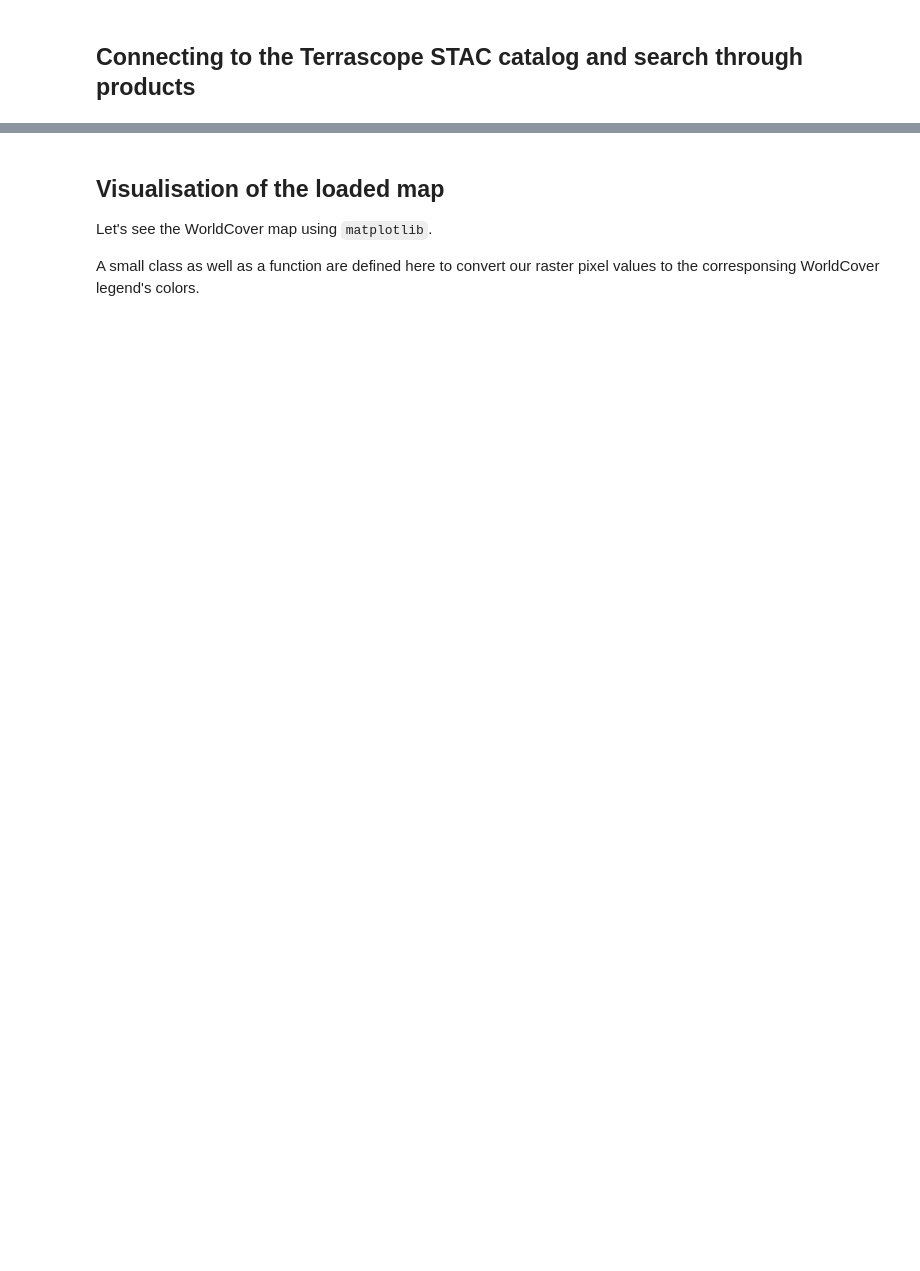
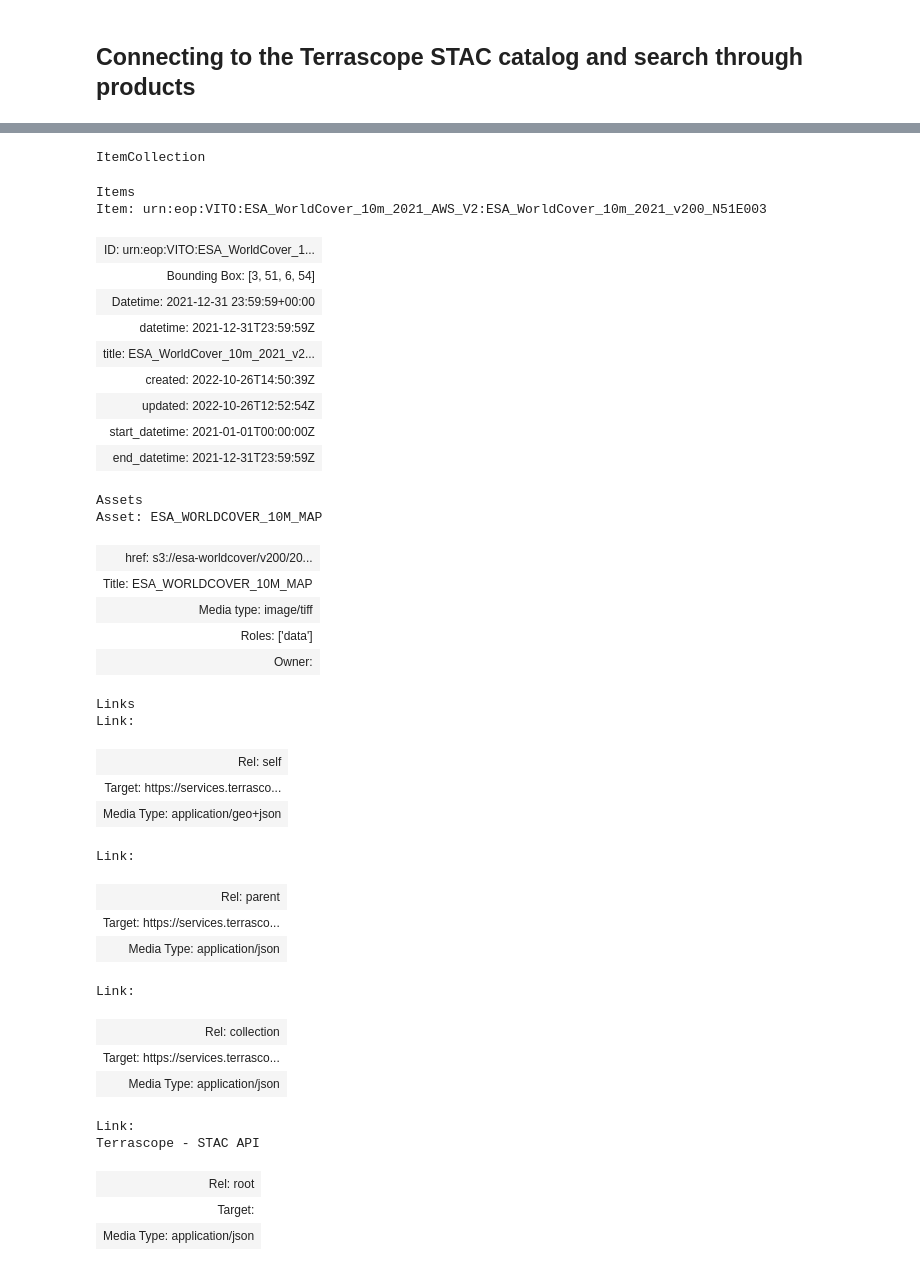
Before and after one commit to ESA-WorldCover/esa-worldcover-datasets, a Jupyter notebook: notebooks/01-Explore_dataset_STAC.ipynb, the cells around one changed output, grey strips where cells are left out. Drawn from its saved outputs; the diff is of its cells as text; code cells hidden in the pictures; blank space fills up the shorter version.

```diff
--- a/notebooks/01-Explore_dataset_STAC.ipynb
+++ b/notebooks/01-Explore_dataset_STAC.ipynb
@@ -15,26 +11,25 @@ More information on how to use `pystac-client` is available in the [following do
 # %%
 from pystac_client import Client
 
-# URL to the Terrascope STAC API
-TERRASCOPE_STAC_API = 'https://services.terrascope.be/stac/'
 
-# Here is the collection ID of both 2020 and 2021 collection, here we will use the 2021 collection.
-COLLECTION_ID_2021 = 'urn:eop:VITO:ESA_WorldCover_10m_2021_AWS_V2'
-COLLECTION_ID_2020 = 'urn:eop:VITO:ESA_WorldCover_10m_2020_AWS_V1'
+stac_endopoint = 'https://services.terrascope.be/stac/'
+
+# collection ids for both maps in the Terrascope STAC Catalogue
+collection_ids = {2020: 'urn:eop:VITO:ESA_WorldCover_10m_2020_AWS_V1',
+                  2021: 'urn:eop:VITO:ESA_WorldCover_10m_2021_AWS_V2'}
 
 # WSG84 coordinates of Mol, Belgium
-BBOX = [5.046776, 51.151453, 5.181290, 51.241861]
+bbox = [5.046776, 51.151453, 5.181290, 51.241861]
 
-client = Client.open(TERRASCOPE_STAC_API)
+client = Client.open(stac_endopoint)
 
-# Because the collection is only fixed on the 2021 year, there is no purpose in fixing a temporal criteria.
-# The bounding box contains the city of Mol, Belgium
+# Let's query products for the 2021 map
+year = 2021
 search_results = client.search(
-    max_items=10,
-    collections=[COLLECTION_ID_2021],
-    bbox=BBOX
+    collections=[collection_ids[year]],
+    bbox=bbox
 )
 
-# Search results fetched and represented as dictionnary
+# Search results fetched and represented as dictionary
 results = search_results.get_all_items()
-results.to_dict()
+# results.to_dict()
@@ -107,6 +35,0 @@ array([[40, 40, 40, ..., 10, 10, 10],
-# %% [markdown]
-## Visualisation of the loaded map
-
-Let's see the WorldCover map using `matplotlib`.
-
-A small class as well as a function are defined here to convert our raster pixel values to the corresponsing WorldCover legend's colors.
@@ -195,0 +36,41 @@ lc_types = {
+# %%
+# explore items metadata
+results
+# %% [output]
+ItemCollection
+Items
+Item: urn:eop:VITO:ESA_WorldCover_10m_2021_AWS_V2:ESA_WorldCover_10m_2021_v200_N51E003
+| ID: urn:eop:VITO:ESA_WorldCover_1... |
+| Bounding Box: [3, 51, 6, 54] |
+| Datetime: 2021-12-31 23:59:59+00:00 |
+| datetime: 2021-12-31T23:59:59Z |
+| title: ESA_WorldCover_10m_2021_v2... |
+| created: 2022-10-26T14:50:39Z |
+| updated: 2022-10-26T12:52:54Z |
+| start_datetime: 2021-01-01T00:00:00Z |
+| end_datetime: 2021-12-31T23:59:59Z |
+Assets
+Asset: ESA_WORLDCOVER_10M_MAP
+| href: s3://esa-worldcover/v200/20... |
+| Title: ESA_WORLDCOVER_10M_MAP |
+| Media type: image/tiff |
+| Roles: ['data'] |
+| Owner: |
+Links
+Link:
+| Rel: self |
+| Target: https://services.terrasco... |
+| Media Type: application/geo+json |
+Link:
+| Rel: parent |
+| Target: https://services.terrasco... |
+| Media Type: application/json |
+Link:
+| Rel: collection |
+| Target: https://services.terrasco... |
+| Media Type: application/json |
+Link:
+Terrascope - STAC API
+| Rel: root |
+| Target: |
+| Media Type: application/json |
```
Also changed, not shown: parts of 19 cells of this notebook, 4 other files.
